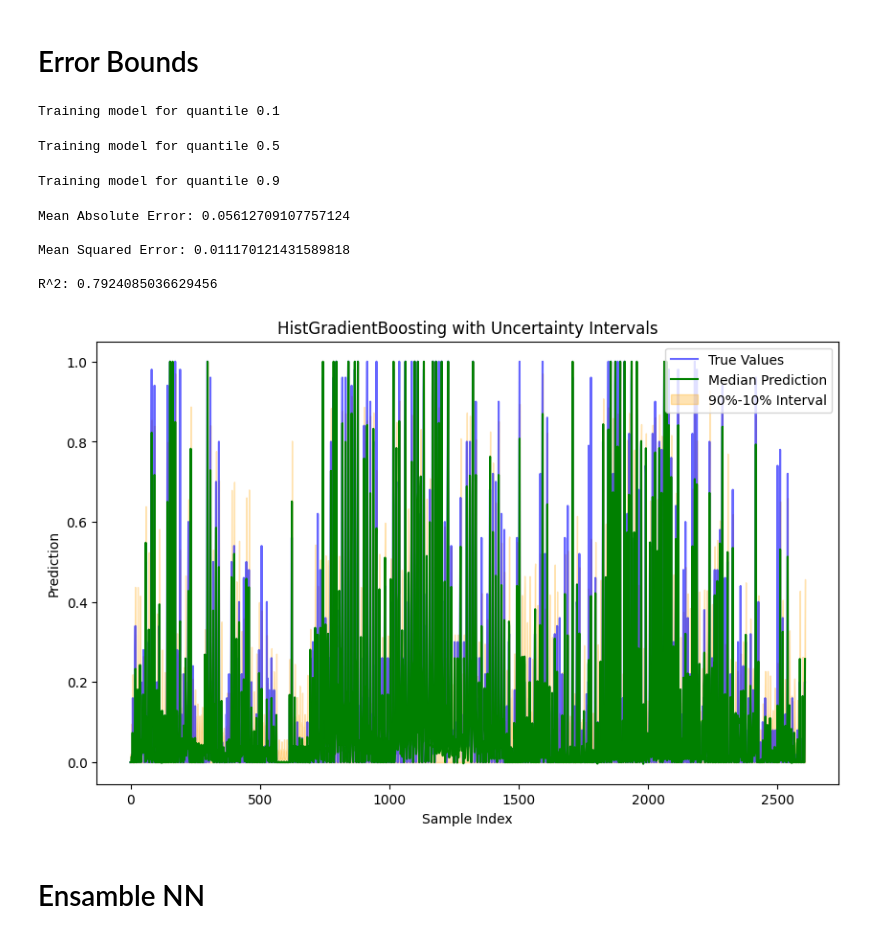
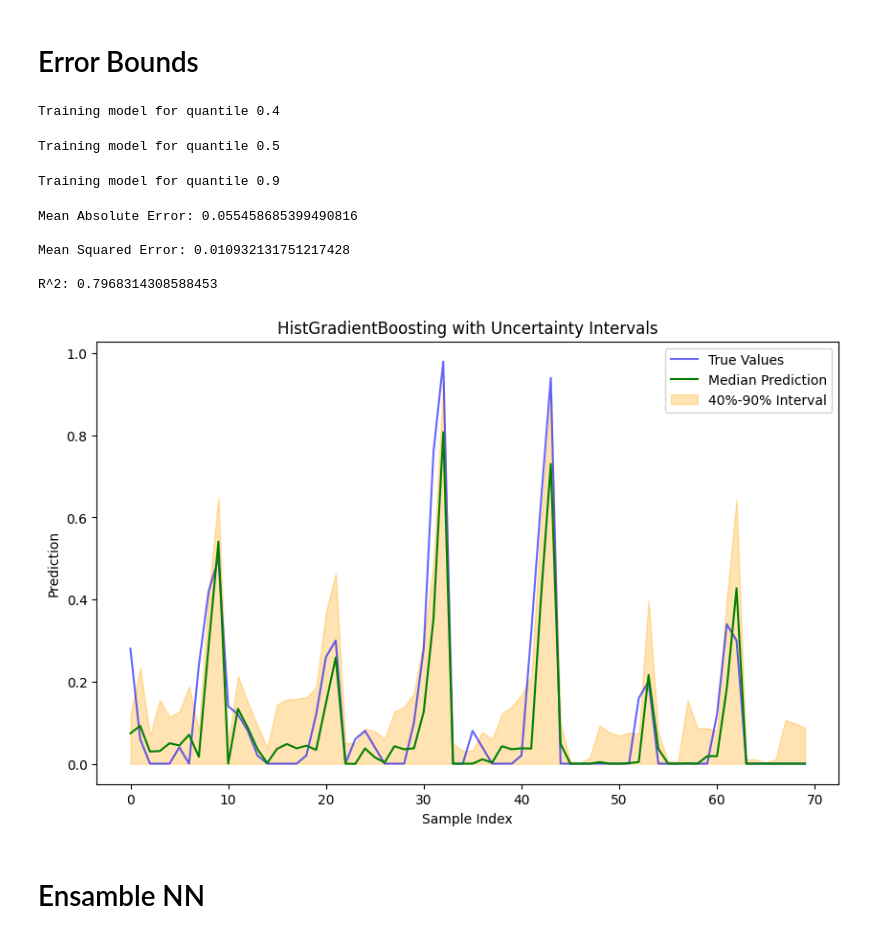
Before and after one commit to mosmar99/Pest-Outbrakes, a Jupyter notebook: nn_reg.ipynb, the cells around one changed output. Drawn from its saved outputs; the diff is of its cells as text; code cells hidden in the pictures.

```diff
--- a/nn_reg.ipynb
+++ b/nn_reg.ipynb
@@ -810,8 +810,10 @@ from sklearn.ensemble import HistGradientBoostingRegressor
 from sklearn.model_selection import train_test_split
 from sklearn.metrics import r2_score, mean_squared_error, mean_absolute_error
 
+lb = 0.4
+ub = 0.9
 class HistGradBoostWithIntervals:
-    def __init__(self, quantiles=[0.1, 0.5, 0.9]):
+    def __init__(self, quantiles=[lb, 0.5, ub]):
         self.models = {q: HistGradientBoostingRegressor(loss='quantile', quantile=q) for q in quantiles}
         self.quantiles = quantiles
 
@@ -828,13 +830,13 @@ class HistGradBoostWithIntervals:
     def plot_results(self, X, y_true):
         predictions = self.predict(X)
         median_pred = predictions[0.5]
-        lower_bound = predictions[0.1]
-        upper_bound = predictions[0.9]
+        lower_bound = predictions[lb]
+        upper_bound = predictions[ub]
 
         plt.figure(figsize=(10, 6))
         plt.plot(y_true, label='True Values', color='blue', alpha=0.6)
         plt.plot(median_pred, label='Median Prediction', color='green')
-        plt.fill_between(range(len(y_true)), lower_bound, upper_bound, color='orange', alpha=0.3, label='90%-10% Interval')
+        plt.fill_between(range(len(y_true)), lower_bound, upper_bound, color='orange', alpha=0.3, label=f'{int(lb*100)}%-{int(100*ub)}% Interval')
         plt.xlabel('Sample Index')
         plt.ylabel('Prediction')
         plt.legend()
@@ -849,39 +851,39 @@ X_train = pd.read_csv(f'nn_data/reg/{folder}/X_train.csv').head(rows)
 y_train = pd.read_csv(f'nn_data/reg/{folder}/y_train.csv').head(rows)
 X_test = pd.read_csv(f'nn_data/reg/{folder}/X_test.csv')
 y_test = pd.read_csv(f'nn_data/reg/{folder}/y_test.csv')
 
 # Clean data
 X_train_isna = X_train.isna().any(axis=1)
 X_test_isna = X_test.isna().any(axis=1)
 
 X_train = np.array(X_train[~X_train_isna])
 X_test = np.array(X_test[~X_test_isna])
 y_train = np.array(y_train[~X_train_isna])
 y_test = np.array(y_test[~X_test_isna])
 
 # Train and predict
 model = HistGradBoostWithIntervals()
 model.fit(X_train, y_train)
 predictions = model.predict(X_test)
 
 # Evaluate
 median_pred = predictions[0.5]
 print('\nMean Absolute Error:', mean_absolute_error(y_test, median_pred))
 print('\nMean Squared Error:', mean_squared_error(y_test, median_pred))
 print('\nR^2:', r2_score(y_test, median_pred))
 
 # Plot results
-model.plot_results(X_test, y_test)
+model.plot_results(X_test[50:120], y_test[50:120])
 # %% [output]
-Training model for quantile 0.1
+Training model for quantile 0.4
 Training model for quantile 0.5
 Training model for quantile 0.9
-Mean Absolute Error: 0.05612709107757124
+Mean Absolute Error: 0.055458685399490816
 
-Mean Squared Error: 0.011170121431589818
+Mean Squared Error: 0.010932131751217428
 
-R^2: 0.7924085036629456
+R^2: 0.7968314308588453
-[figure, old version]
+[figure, new version]
 # %% [markdown]
 # Ensamble NN
 # %%
```
